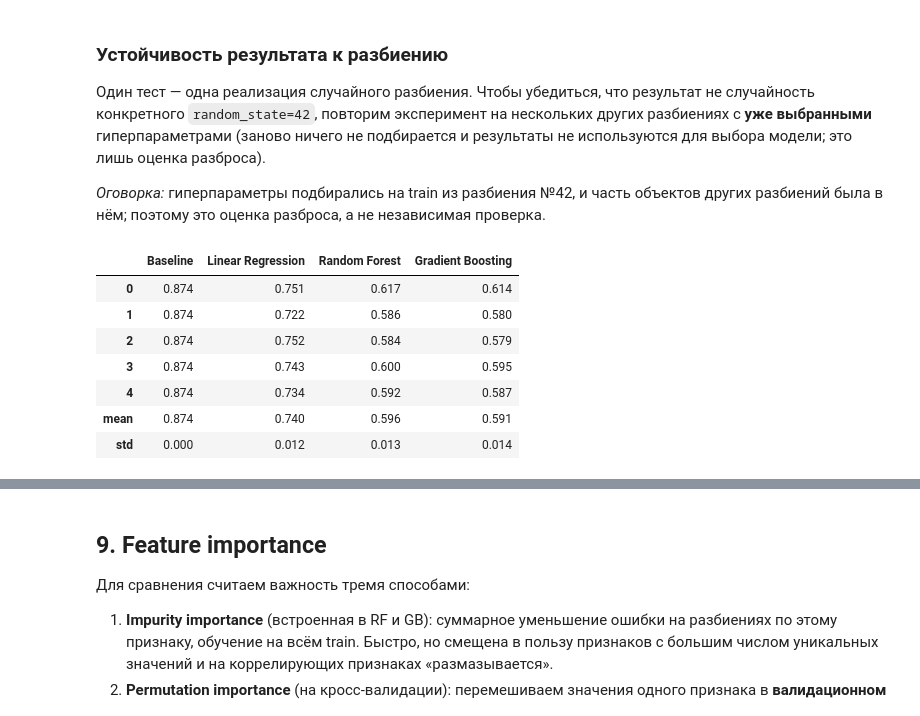
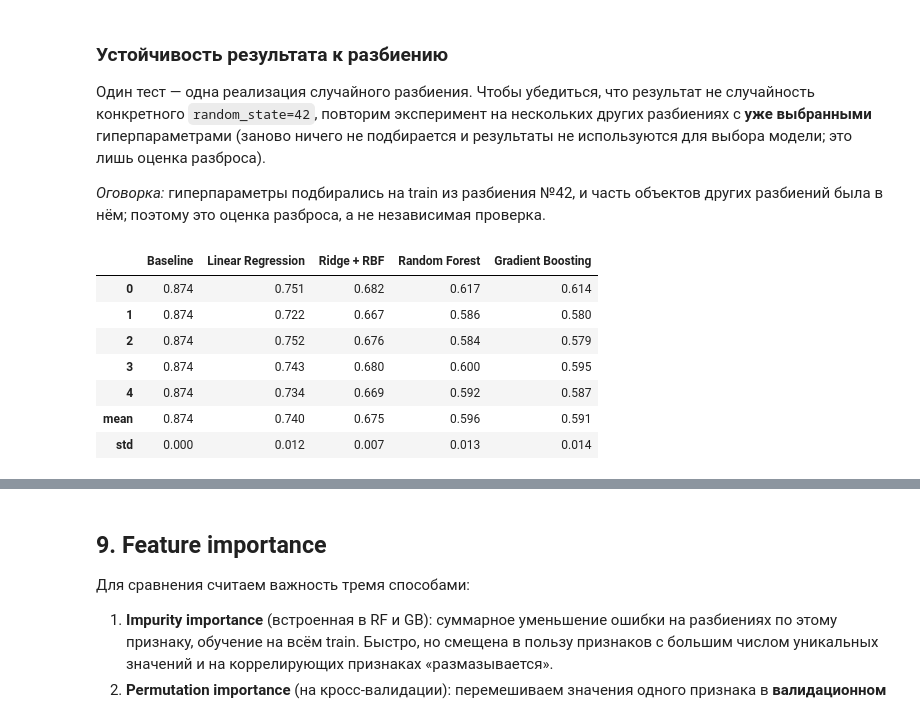
Before and after one commit to batsuperflash/ml_course_mai, a Jupyter notebook: regression/lab01_wine_regression.ipynb, the cells around one changed output, grey strips where cells are left out. Drawn from its saved outputs; the diff is of its cells as text; code cells hidden in the pictures.

```diff
--- a/regression/lab01_wine_regression.ipynb
+++ b/regression/lab01_wine_regression.ipynb
@@ -429,0 +445,20 @@ dtype: float64
+# %%
+# группа = одно и то же вино (одинаковые признаки); копии всегда попадают в один фолд
+groups = pd.factorize(h(X_train))[0]
+group_cv = GroupKFold(n_splits=5)
+
+rbf_pipe = Pipeline([
+    ('scaler', StandardScaler()),                                                # RBF чувствителен к масштабу, стандартизуем
+    ('rbf', Nystroem(kernel='rbf', n_components=1500, random_state=SEED)),       # 1500 признаков "похожесть на опорное вино"
+    ('ridge', Ridge()),                                                          # линейная модель с L2-штрафом
+])
+rbf_search = GridSearchCV(
+    rbf_pipe,
+    param_grid={'rbf__gamma': [0.02, 0.05, 0.1, 0.2], 'ridge__alpha': [0.3, 1, 3]},
+    cv=group_cv, scoring='neg_root_mean_squared_error', n_jobs=-1)
+rbf_search.fit(X_train, y_train, groups=groups)
+
+grid_res = pd.DataFrame(rbf_search.cv_results_)
+grid_res['CV RMSE'] = -grid_res['mean_test_score']
+print('Лучшие параметры:', rbf_search.best_params_)
+grid_res.pivot(index='param_rbf__gamma', columns='param_ridge__alpha', values='CV RMSE').round(4)
@@ -429,0 +473,6 @@ dtype: float64
+# %%
+rbf_ridge = rbf_search.best_estimator_            # уже обучена на всём train
+rbf_cv = cv_rmse(rbf_ridge)                       # тот же обычный 5-fold, что и у остальных моделей (для сопоставимости колонки CV RMSE)
+evaluate_model('Ridge + RBF', rbf_ridge, rbf_cv)
+print(f'RMSE на строгой (групповой) кросс-валидации, по которой подбирали: {-rbf_search.best_score_:.4f}')
+pd.DataFrame(results).T.round(4)[['CV RMSE', 'Train RMSE', 'Test RMSE', 'Test MAE', 'New RMSE']]
@@ -561,7 +624,7 @@ ext.round(3)
 # 95% доверительные интервалы RMSE на тесте (bootstrap по объектам теста, модели обучены, ничего не подбирается)
 rng = np.random.default_rng(SEED)
 preds = {'Baseline': baseline.predict(X_test), 'Linear Regression': lr.predict(X_test),
-         'Random Forest': rf.predict(X_test), 'Gradient Boosting': gb.predict(X_test)}
+         'Ridge + RBF': rbf_ridge.predict(X_test), 'Random Forest': rf.predict(X_test), 'Gradient Boosting': gb.predict(X_test)}
 idx = rng.integers(0, len(y_test), size=(1000, len(y_test)))
 yt = y_test.to_numpy()
 ci = {}
@@ -573,7 +636,7 @@ fig, ax = plt.subplots(figsize=(8, 3.8))
 names = list(preds)
 vals = [final.loc[n, 'Test RMSE'] for n in names]
 errs = [[v - ci[n][0] for n, v in zip(names, vals)], [ci[n][1] - v for n, v in zip(names, vals)]]
-ax.barh(names, vals, xerr=errs, color=['#999', '#C44E52', '#4C72B0', '#55A868'], capsize=4)
+ax.barh(names, vals, xerr=errs, color=['#999', '#C44E52', '#DD8452', '#4C72B0', '#55A868'], capsize=4)
 ax.axvline(0.70, color='k', ls='--'); ax.text(0.705, -0.45, 'порог 0.70', fontsize=9)
 ax.set(xlabel='RMSE на тесте (95% bootstrap-интервал)', title='Сравнение моделей'); ax.invert_yaxis()
 plt.tight_layout(); plt.show()
@@ -594,22 +658,22 @@ pd.DataFrame(ci, index=['2.5%', '97.5%']).T.round(3)
 # %%
 rows = []
 for seed in [0, 1, 2, 3, 4]:
     Xa, Xb, ya, yb = train_test_split(X, y, test_size=0.2, random_state=seed, stratify=y)
     row = {'seed': seed, 'Baseline': rmse(yb, np.full(len(yb), ya.mean()))}
-    for name, mdl in [('Linear Regression', lr), ('Random Forest', rf), ('Gradient Boosting', gb)]:
+    for name, mdl in [('Linear Regression', lr), ('Ridge + RBF', rbf_ridge), ('Random Forest', rf), ('Gradient Boosting', gb)]:
         row[name] = rmse(yb, clone(mdl).fit(Xa, ya).predict(Xb))
     rows.append(row)
 stab = pd.DataFrame(rows).set_index('seed')
 pd.concat([stab.round(3), stab.agg(['mean', 'std']).round(3)])
 # %% [output]
-|  | Baseline | Linear Regression | Random Forest | Gradient Boosting |
-| 0 | 0.874 | 0.751 | 0.617 | 0.614 |
-| 1 | 0.874 | 0.722 | 0.586 | 0.580 |
-| 2 | 0.874 | 0.752 | 0.584 | 0.579 |
-| 3 | 0.874 | 0.743 | 0.600 | 0.595 |
-| 4 | 0.874 | 0.734 | 0.592 | 0.587 |
-| mean | 0.874 | 0.740 | 0.596 | 0.591 |
-| std | 0.000 | 0.012 | 0.013 | 0.014 |
+|  | Baseline | Linear Regression | Ridge + RBF | Random Forest | Gradient Boosting |
+| 0 | 0.874 | 0.751 | 0.682 | 0.617 | 0.614 |
+| 1 | 0.874 | 0.722 | 0.667 | 0.586 | 0.580 |
+| 2 | 0.874 | 0.752 | 0.676 | 0.584 | 0.579 |
+| 3 | 0.874 | 0.743 | 0.680 | 0.600 | 0.595 |
+| 4 | 0.874 | 0.734 | 0.669 | 0.592 | 0.587 |
+| mean | 0.874 | 0.740 | 0.675 | 0.596 | 0.591 |
+| std | 0.000 | 0.012 | 0.007 | 0.013 | 0.014 |
 # %% [markdown]
 ### Выводы по сравнению моделей
 
```
Also changed, not shown: parts of 17 cells of this notebook.
